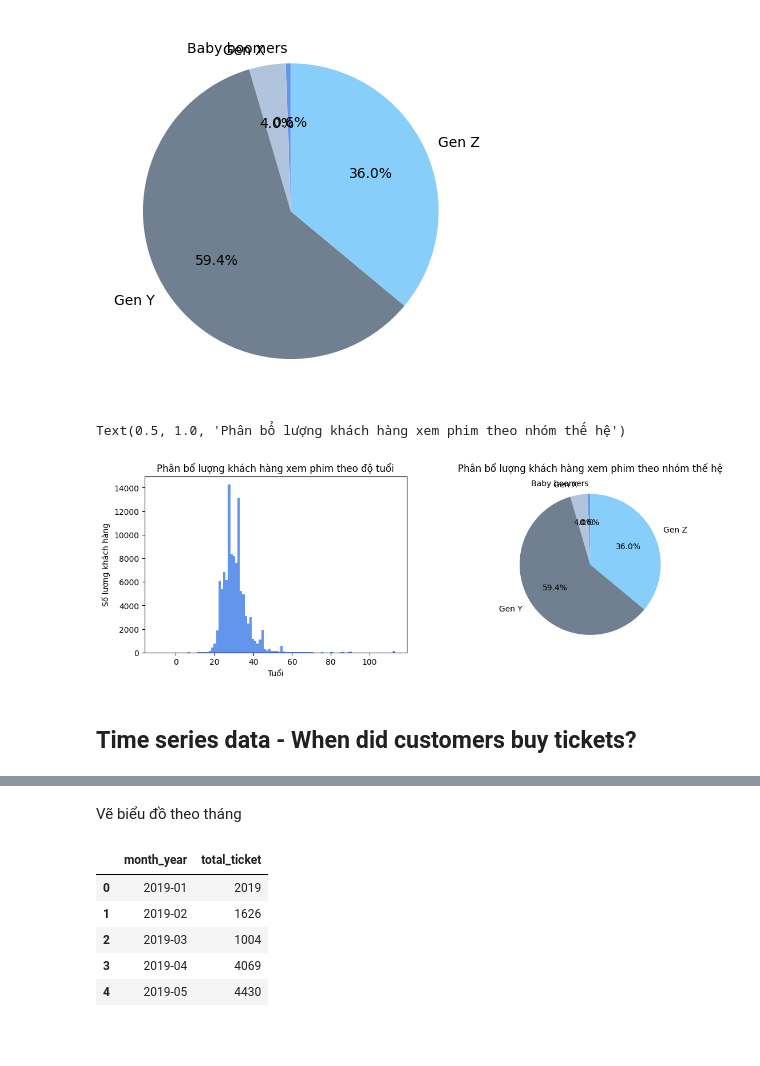
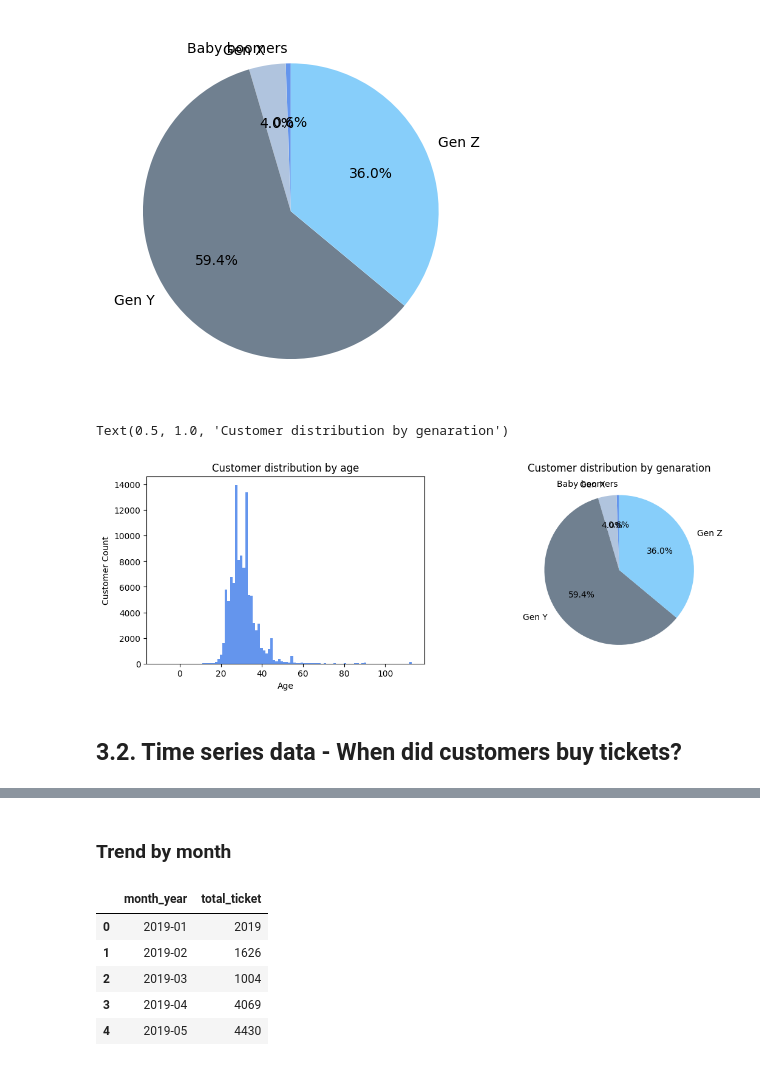
Before and after one commit to kimhueee/Analyze, a Jupyter notebook: Movies_pj_L.ipynb, the cells around one changed output, grey strips where cells are left out. Drawn from its saved outputs; the diff is of its cells as text; code cells hidden in the pictures; blank space fills up the shorter version.

```diff
--- a/Movies_pj_L.ipynb
+++ b/Movies_pj_L.ipynb
@@ -488,21 +515,21 @@ plt.pie(df_generation['Total'],labels = df_generation['age_generation'], colors=
 # %%
 plt.figure(figsize= (13,4))
 
 ax1 = plt.subplot(1,2,1)
 df_cus[df_cus['usergender'] != 'Not verify']['age'].hist(bins= 100, color = 'cornflowerblue', grid= False)
-plt.title('Phân bổ lượng khách hàng xem phim theo độ tuổi')
-plt.xlabel('Tuổi')
-plt.ylabel('Số lượng khách hàng')
+plt.title('Customer distribution by age')
+plt.xlabel('Age')
+plt.ylabel('Customer Count')
 
 ax1 = plt.subplot(1,2,2)
 explode = [0.1 if val < 10 else 0 for val in df_generation['Total']]
 plt.pie(df_generation['Total'],labels = df_generation['age_generation'], colors= ['cornflowerblue','lightsteelblue','slategrey','lightskyblue'], autopct= '%1.1f%%', startangle= 90,labeldistance=1.15, explode=explode)
-plt.title('Phân bổ lượng khách hàng xem phim theo nhóm thế hệ')
+plt.title('Customer distribution by genaration')
 # %% [output]
-Text(0.5, 1.0, 'Phân bổ lượng khách hàng xem phim theo nhóm thế hệ')
+Text(0.5, 1.0, 'Customer distribution by genaration')
-[figure, old version]
+[figure, new version]
 # %% [markdown]
-## Time series data - When did customers buy tickets?
+## 3.2. Time series data - When did customers buy tickets?
 # %%
 join_all['month'] = pd.to_datetime(join_all['time']).dt.month
 join_all['name_day'] = pd.to_datetime(join_all['time']).dt.day_name()
@@ -524,7 +551,7 @@ join_all
 | 154724 | 809798c0b269b8090cb658a8f9c2d13f | 223935 | money in app | 6.0 | f06e6c483fe67adee4c8a7410e21d787 | 10.31 | 2.31 | ... |
 154725 rows × 24 columns
 # %% [markdown]
-Vẽ biểu đồ theo tháng
+### Trend by month
 # %%
 df_month_year = join_all.groupby('month_year').agg(total_ticket= ('ticket_id', 'count')).reset_index()
 df_month_year.head()
```
Also changed, not shown: parts of 51 cells of this notebook.
